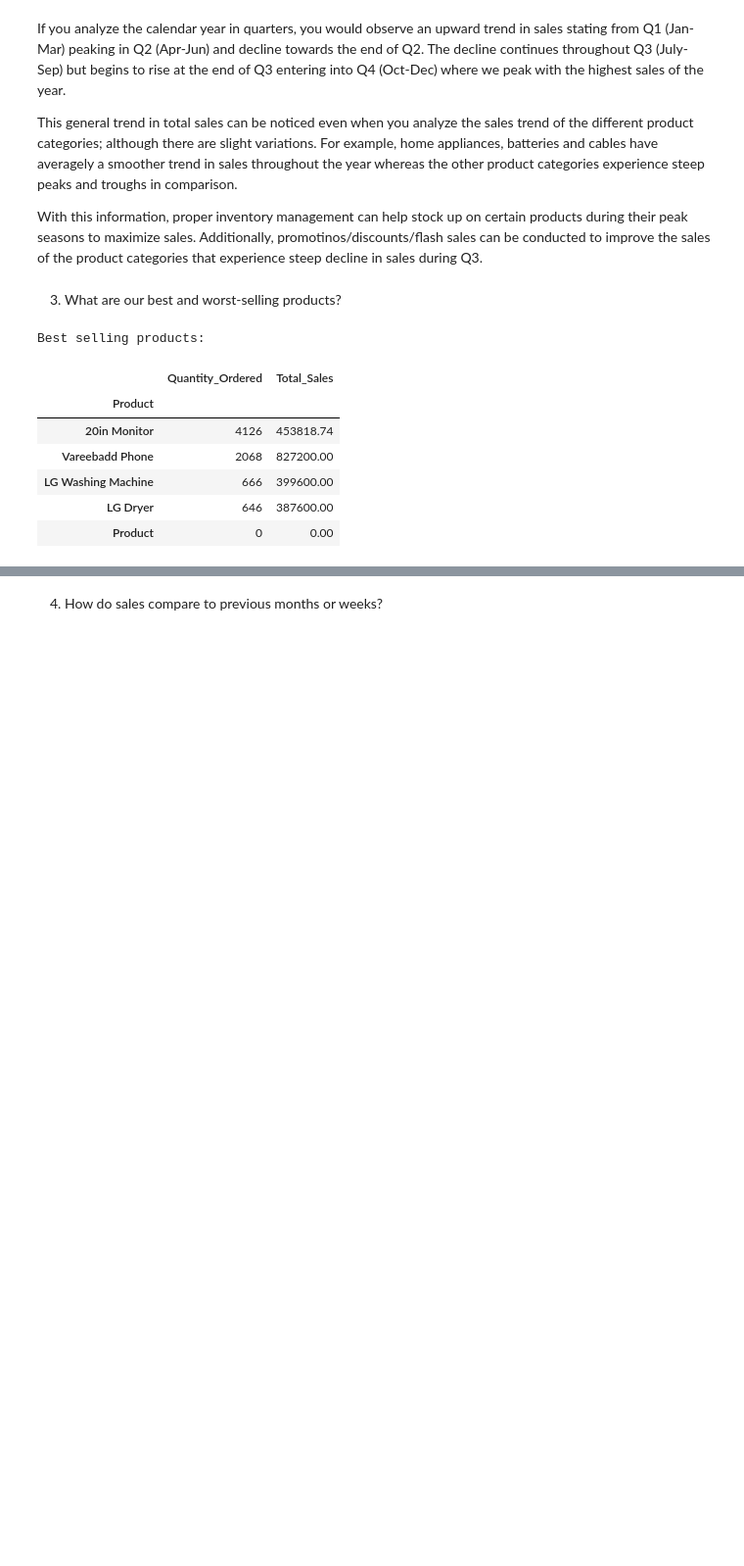
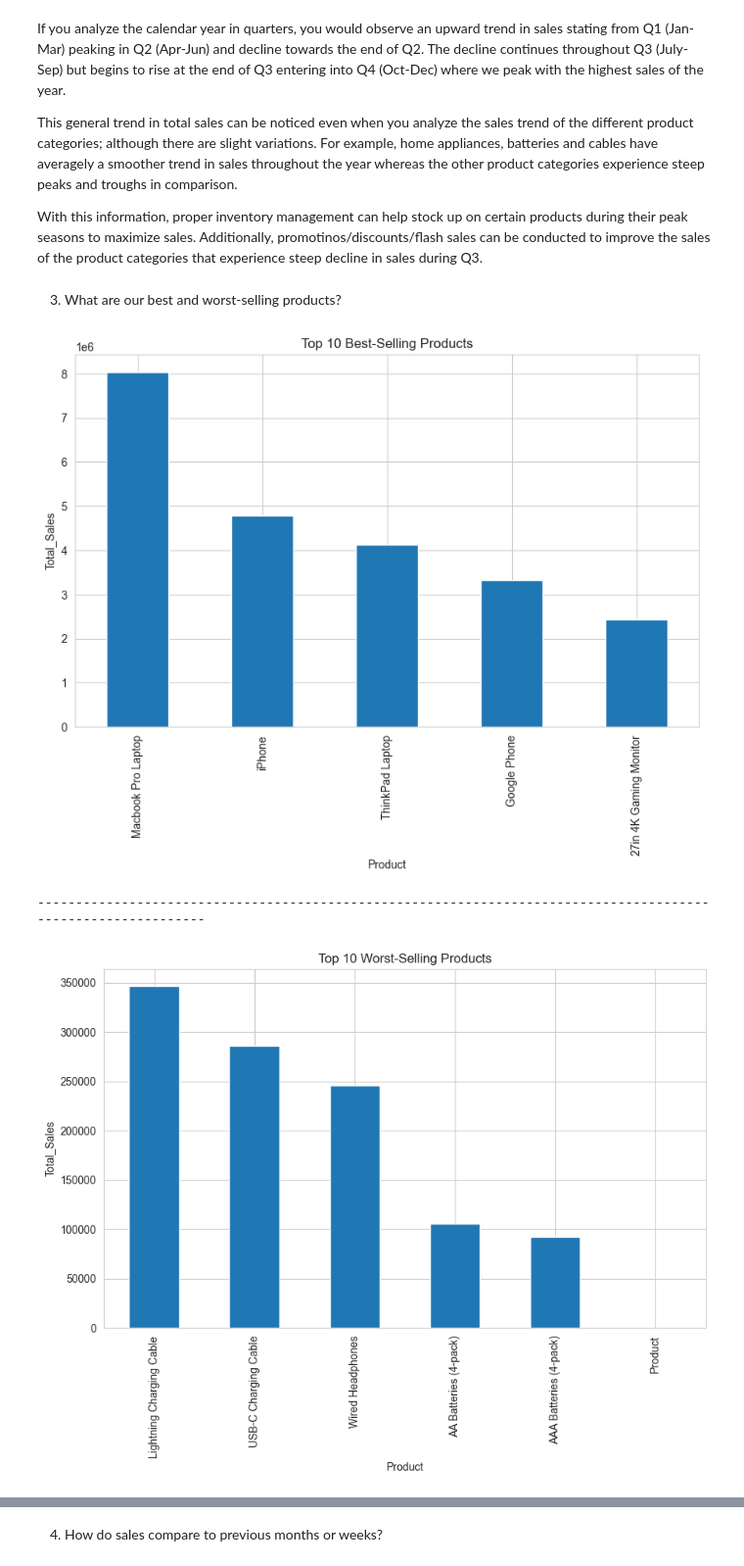
Before and after one commit to briansiaw5/Business-Analytics-Project, a Jupyter notebook: pbd_project.ipynb, the cells around one changed output, grey strips where cells are left out. Shown at 98% size. Cells and saved outputs as stored; diff of their text form; code cells hidden in the pictures; blank space fills up the shorter version.

```diff
--- a/pbd_project.ipynb
+++ b/pbd_project.ipynb
@@ -1019,19 +1022,22 @@ With this information, proper inventory management can help stock up on certain
 # %%
 # Group by Product and calculate total quantity and total sales
 product_sales = sales_2019.groupby('Product').agg({'Quantity_Ordered': 'sum', 'Total_Sales': 'sum'})
 
 # Sort products by quantity ordered
-best_selling_products = product_sales.sort_values(by='Quantity_Ordered', ascending=False)
-worst_selling_products = product_sales.sort_values(by='Quantity_Ordered', ascending=True)
+best_selling_products = product_sales.sort_values(by='Total_Sales', ascending=False)
 
-print("Best selling products:")
-best_selling_products.tail()
+# Plot best and worst selling products
+best_selling_products['Total_Sales'].head(5).plot(kind='bar', figsize=(10, 6))
+plt.title('Top 10 Best-Selling Products')
+plt.ylabel('Total_Sales')
+plt.show()
+
+print('-'*110)
+best_selling_products['Total_Sales'].tail(6).plot(kind='bar', figsize=(10, 6))
+plt.title('Top 10 Worst-Selling Products')
+plt.ylabel('Total_Sales')
+plt.show()
 # %% [output]
+[figure, added]
-Best selling products:
+--------------------------------------------------------------------------------------------------------------
-|  | Quantity_Ordered | Total_Sales |
-| Product |  |  |
-| 20in Monitor | 4126 | 453818.74 |
-| Vareebadd Phone | 2068 | 827200.00 |
-| LG Washing Machine | 666 | 399600.00 |
-| LG Dryer | 646 | 387600.00 |
-| Product | 0 | 0.00 |
+[figure, added]
```
Also changed, not shown: parts of 12 cells of this notebook.
